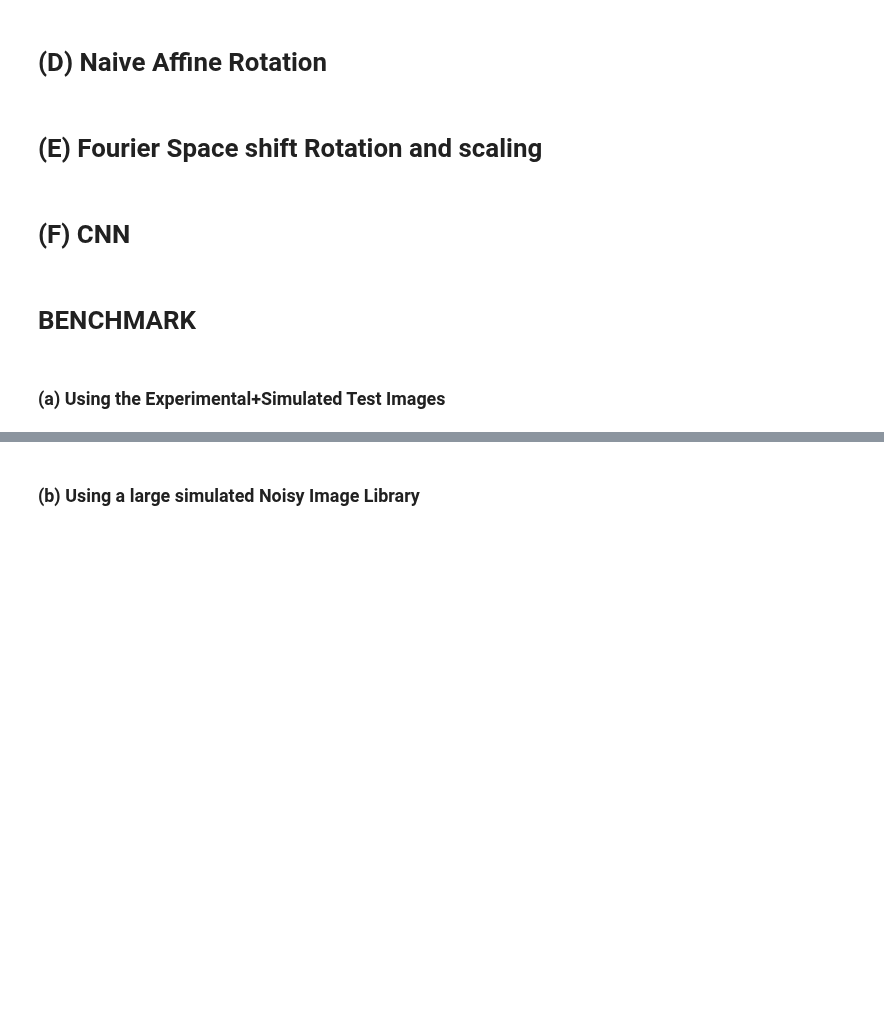
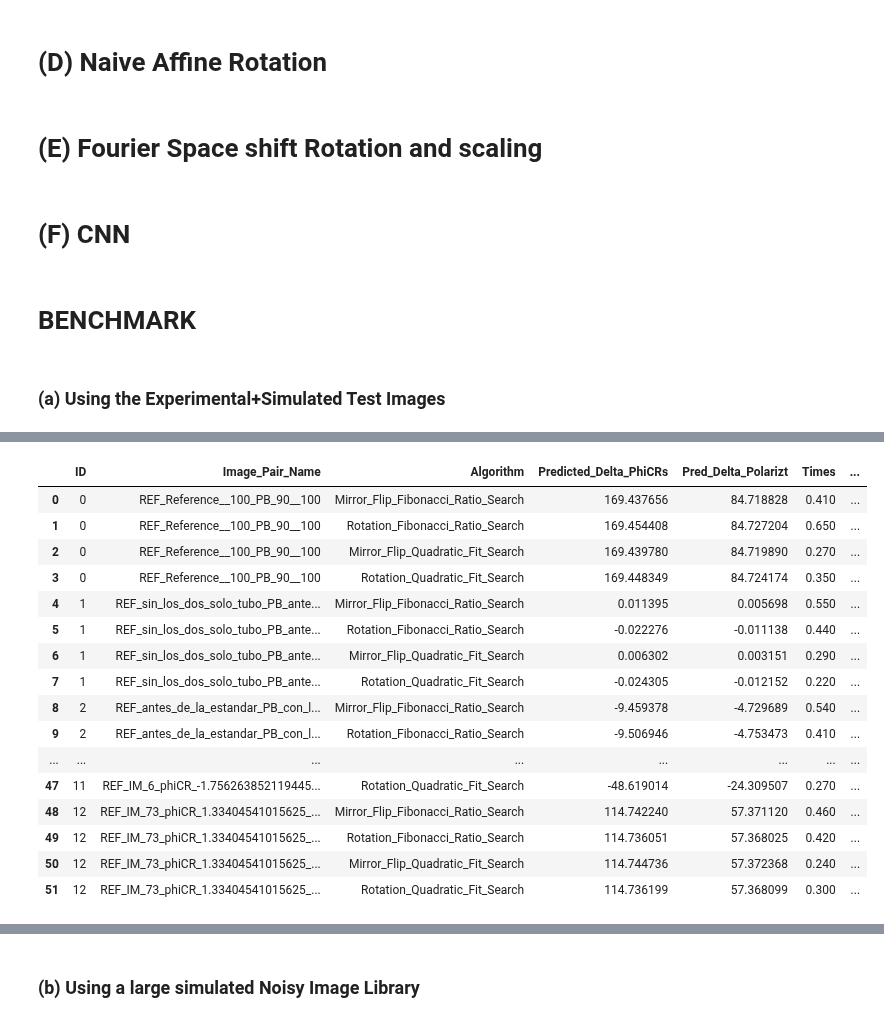
Before and after one commit to Oiangu9/Conical_Refraction_Polarimeter, a Jupyter notebook: LAB/ANALYSIS_SCRIPTS/NOTEBOOK_Pipeline_to_Compare_Algorithms.ipynb, the cells around one changed output, grey strips where cells are left out. Cells and saved outputs as stored; diff of their text form; code cells hidden in the pictures; blank space fills up the shorter version.

```diff
--- a/LAB/ANALYSIS_SCRIPTS/NOTEBOOK_Pipeline_to_Compare_Algorithms.ipynb
+++ b/LAB/ANALYSIS_SCRIPTS/NOTEBOOK_Pipeline_to_Compare_Algorithms.ipynb
@@ -177,9 +307,9 @@ def compute_intensity_gravity_centers_torch( images):
     # [N_images, 2] (h_center,w_center)
     return torch.nan_to_num( torch.stack(
         (torch.matmul(intensity_in_h.float(), torch.arange(images.shape[1],
-                                    dtype=torch.float32, device=self.device))/total_intensity,
+                                    dtype=torch.float32, device=device))/total_intensity,
          torch.matmul(intensity_in_w.float(), torch.arange(images.shape[2],
-                                    dtype=torch.float32, device=self.device))/total_intensity),
+                                    dtype=torch.float32, device=device))/total_intensity),
         dim=1
         ), nan=0.0, posinf=None, neginf=None)
 
@@ -206,7 +336,7 @@ def compute_raws_to_centered_iXs_torch( images, X, device):
 
     # unclipped could get out of bounds for the indices, so we clip them
     lower_bound = torch.clip( unclipped_lower.float(), min=torch.Tensor([[0,0]]).to(device),
-                             max=torch.Tensor(list(images.shape[1:])).unsqueeze(0).to(self.device)).int()
+                             max=torch.Tensor(list(images.shape[1:])).unsqueeze(0).to(device)).int()
     upper_bound = torch.clip( unclipped_upper.float(), min=torch.Tensor([[0,0]]).to(device),
                              max=torch.Tensor(list(images.shape[1:])).unsqueeze(0).to(device)).int()
     # we use the difference between the clipped and unclipped to get the necessary padding
@@ -308,10 +438,10 @@ def normalize_to_mean_and_iX_torch(images, in_are_dev_float,
 # %%
 rotation_alg_kw_args = {'theta_min_Rot':-np.pi, 'theta_max_Rot':np.pi, 'initial_guess_delta_rad':0.4,
                         'use_exact_gravicenter':True, 'interpolation_flag':cv2.INTER_CUBIC}
-rotation_fibo_kw_args = {'precision_quadratic':1e-10, 'max_it_quadratic':100, 'cost_tolerance_quadratic':1e-14}
-rotation_quad_kw_args = {'precision_fibonacci':1e-10, 'max_it_fibonacci':100, 'cost_tolerance_fibonacci':1e-14}
+rotation_quad_kw_args = {'precision_quadratic':1e-10, 'max_it_quadratic':100, 'cost_tolerance_quadratic':1e-14}
+rotation_fibo_kw_args = {'precision_fibonacci':1e-10, 'max_points_fibonacci':100, 'cost_tolerance_fibonacci':1e-14}
 
-rotation_preprocess_fct = lambda(images):  normalize_to_mean_and_iX(images)
+rotation_preprocess_fct = lambda images:  normalize_to_max_and_iX(images)
 
 # input images expected for all cases to be float64 and normalized to unity
 # also, at least in this case, expected to be numpy arrays!
@@ -347,16 +477,15 @@ def run_rotation_algorithm(references, problems, image_pair_names, preprocess_fc
     else: # 'fibo'
         rotation_algorithm.fibonacci_ratio_search(search_alg_kw_args['precision_fibonacci'],
                     search_alg_kw_args['max_points_fibonacci'], search_alg_kw_args['cost_tolerance_fibonacci'])
-
     if out_plot_path is not None:
         rotation_algorithm.save_result_plots_fibonacci_or_quadratic(out_plot_path)
 
-    for i in range(len(image_pair_names)):
-        predicted_deltaPhiCRs.append(
-            rotation_algorithm.angles.values()[i+len(image_pair_names)] - \
-                                      rotation_algorithm.angles.values()[i] ) # pb - ref
-        times.append( rotation_algorithm.times.values()[i+len(image_pair_names)] + \
-                                      rotation_algorithm.times.values()[i])
+    angles = list(rotation_algorithm.angles.values())
+    ts = list(rotation_algorithm.times.values())
+
+    for i, imagep_n in enumerate(image_pair_names):
+        predicted_deltaPhiCRs[imagep_n] = angle_to_pi_pi(angles[i+len(image_pair_names)]) - angle_to_pi_pi(angles[i]) # pb - ref
+        times[imagep_n] = ts[i+len(image_pair_names)] + ts[i]
 
     return predicted_deltaPhiCRs, times
 # %% [markdown]
@@ -364,8 +493,8 @@ def run_rotation_algorithm(references, problems, image_pair_names, preprocess_fc
 # %%
 mirror_alg_kw_args = {'theta_min_Mir':0, 'theta_max_Mir':np.pi, 'initial_guess_delta_rad':0.4,
                         'use_exact_gravicenter':True, 'interpolation_flag':cv2.INTER_CUBIC}
-mirror_fibo_kw_args = {'precision_quadratic':1e-10, 'max_it_quadratic':100, 'cost_tolerance_quadratic':1e-14}
-mirror_quad_kw_args = {'precision_fibonacci':1e-10, 'max_it_fibonacci':100, 'cost_tolerance_fibonacci':1e-14}
+mirror_quad_kw_args = {'precision_quadratic':1e-10, 'max_it_quadratic':100, 'cost_tolerance_quadratic':1e-14}
+mirror_fibo_kw_args = {'precision_fibonacci':1e-10, 'max_points_fibonacci':100, 'cost_tolerance_fibonacci':1e-14}
 
 mirror_preprocess_fct = lambda images: normalize_to_mean_and_iX(images)
 # input images expected for all cases to be float64 and normalized to unity
@@ -407,12 +536,12 @@ def run_mirror_flip_algorithm(references, problems, image_pair_names, preprocess
     if out_plot_path is not None:
         mirror_algorithm.save_result_plots_fibonacci_or_quadratic(out_plot_path)
 
-    for i in range(len(image_pair_names)):
-        predicted_deltaPhiCRs.append(
-            mirror_algorithm.angles.values()[i+len(image_pair_names)] - \
-                                      mirror_algorithm.angles.values()[i] ) # pb - ref
-        times.append( mirror_algorithm.times.values()[i+len(image_pair_names)] + \
-                                      mirror_algorithm.times.values()[i])
+    angles = list(mirror_algorithm.angles.values())
+    ts = list(mirror_algorithm.times.values())
+
+    for i, imagep_n in enumerate(image_pair_names):
+        predicted_deltaPhiCRs[imagep_n] = angle_to_pi_pi(angles[i+len(image_pair_names)]) - angle_to_pi_pi(angles[i]) # pb - ref
+        times[imagep_n] = ts[i+len(image_pair_names)] + ts[i]
 
     return predicted_deltaPhiCRs, times
 # %% [markdown]
@@ -927,0 +1206,20 @@ np.random.seed(randomization_seed)
+# %%
+table_per_image
+# %% [output]
+|  | ID | Image_Pair_Name | Algorithm | Predicted_Delta_PhiCRs | Pred_Delta_Polarizt | Times | ... |
+| 0 | 0 | REF_Reference__100_PB_90__100 | Mirror_Flip_Fibonacci_Ratio_Search | 169.437656 | 84.718828 | 0.410 | ... |
+| 1 | 0 | REF_Reference__100_PB_90__100 | Rotation_Fibonacci_Ratio_Search | 169.454408 | 84.727204 | 0.650 | ... |
+| 2 | 0 | REF_Reference__100_PB_90__100 | Mirror_Flip_Quadratic_Fit_Search | 169.439780 | 84.719890 | 0.270 | ... |
+| 3 | 0 | REF_Reference__100_PB_90__100 | Rotation_Quadratic_Fit_Search | 169.448349 | 84.724174 | 0.350 | ... |
+| 4 | 1 | REF_sin_los_dos_solo_tubo_PB_ante... | Mirror_Flip_Fibonacci_Ratio_Search | 0.011395 | 0.005698 | 0.550 | ... |
+| 5 | 1 | REF_sin_los_dos_solo_tubo_PB_ante... | Rotation_Fibonacci_Ratio_Search | -0.022276 | -0.011138 | 0.440 | ... |
+| 6 | 1 | REF_sin_los_dos_solo_tubo_PB_ante... | Mirror_Flip_Quadratic_Fit_Search | 0.006302 | 0.003151 | 0.290 | ... |
+| 7 | 1 | REF_sin_los_dos_solo_tubo_PB_ante... | Rotation_Quadratic_Fit_Search | -0.024305 | -0.012152 | 0.220 | ... |
+| 8 | 2 | REF_antes_de_la_estandar_PB_con_l... | Mirror_Flip_Fibonacci_Ratio_Search | -9.459378 | -4.729689 | 0.540 | ... |
+| 9 | 2 | REF_antes_de_la_estandar_PB_con_l... | Rotation_Fibonacci_Ratio_Search | -9.506946 | -4.753473 | 0.410 | ... |
+| ... | ... | ... | ... | ... | ... | ... | ... |
+| 47 | 11 | REF_IM_6_phiCR_-1.756263852119445... | Rotation_Quadratic_Fit_Search | -48.619014 | -24.309507 | 0.270 | ... |
+| 48 | 12 | REF_IM_73_phiCR_1.33404541015625_... | Mirror_Flip_Fibonacci_Ratio_Search | 114.742240 | 57.371120 | 0.460 | ... |
+| 49 | 12 | REF_IM_73_phiCR_1.33404541015625_... | Rotation_Fibonacci_Ratio_Search | 114.736051 | 57.368025 | 0.420 | ... |
+| 50 | 12 | REF_IM_73_phiCR_1.33404541015625_... | Mirror_Flip_Quadratic_Fit_Search | 114.744736 | 57.372368 | 0.240 | ... |
+| 51 | 12 | REF_IM_73_phiCR_1.33404541015625_... | Rotation_Quadratic_Fit_Search | 114.736199 | 57.368099 | 0.300 | ... |
```
Also changed, not shown: parts of 15 cells of this notebook, 3 other files.
